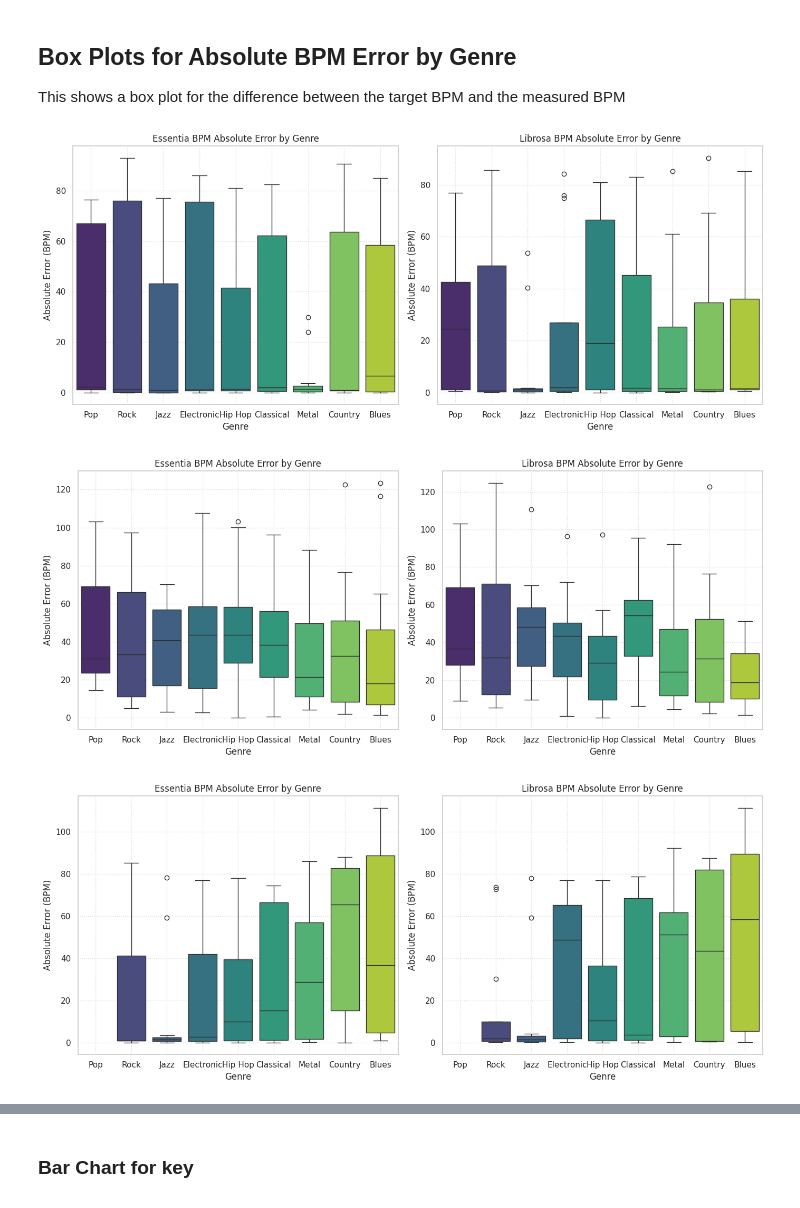
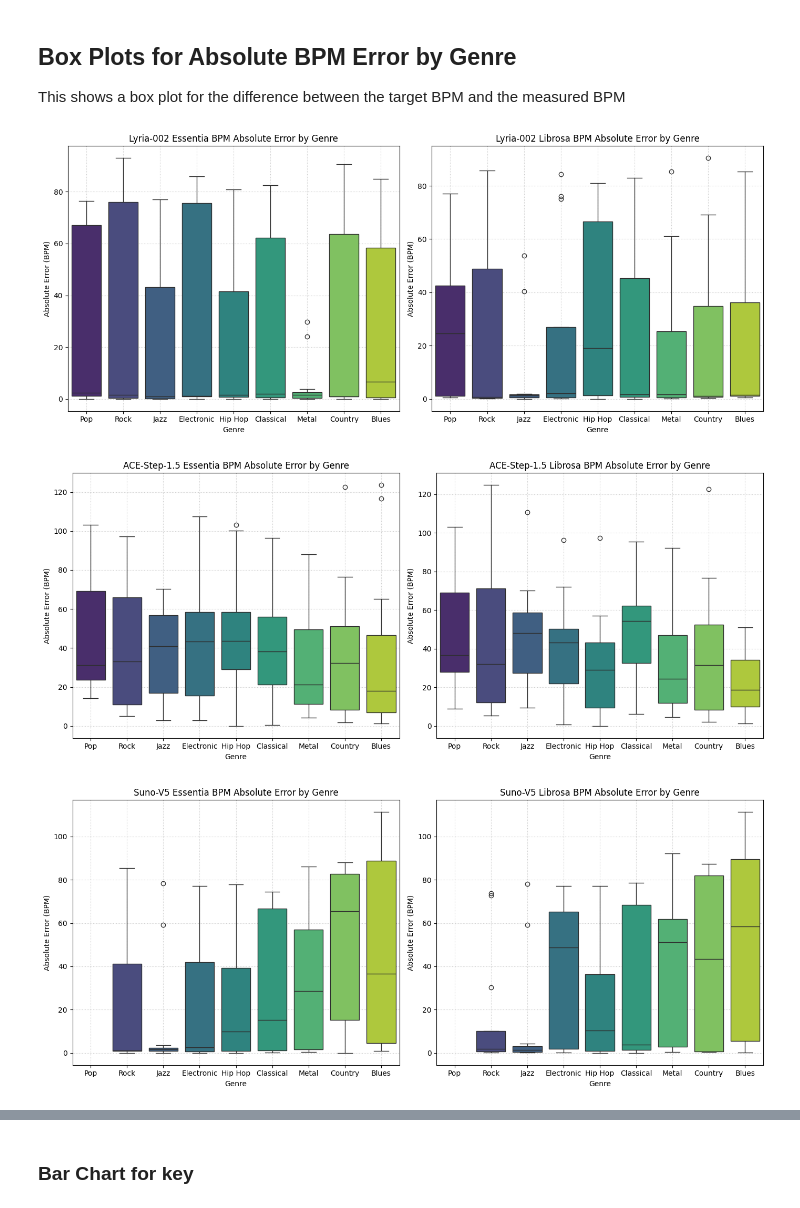
Before and after one commit to kiancc/FYP, a Jupyter notebook: core/plotting/local_fyp_data_visualisation.ipynb, the cells around one changed output, grey strips where cells are left out. Saved outputs shown, nothing was run; the diff lists cells and outputs as text; code cells hidden in the pictures.

```diff
--- a/core/plotting/local_fyp_data_visualisation.ipynb
+++ b/core/plotting/local_fyp_data_visualisation.ipynb
@@ -9,0 +13,18 @@ Drive already mounted at /content/drive; to attempt to forcibly remount, call dr
+# %%
+df_features = pd.read_csv('/content/ground-truth-fma_features.csv')
+df_bpm = pd.read_csv('/content/ground_truth_fma_bpm.csv')
+df_key_mode = pd.read_csv('/content/ground_truth_fma_key-mode.csv')
+
+ground_truth_bpm_df = pd.merge(
+    df_features,
+    df_bpm,
+    left_on='file_id',
+    right_on='track_id'
+)
+
+ground_truth_key_mode_df = pd.merge(
+    df_features,
+    df_key_mode,
+    left_on='file_id',
+    right_on='track_id'
+)
@@ -122,14 +208,15 @@ for audio_model in audio_model_files:
 
         processed_tasks[task] = task_df
 
-    audio_model_files[audio_model]['proccessed_tasks'] = processed_tasks
+    audio_model_files[audio_model]['processed_tasks'] = processed_tasks
+
+audio_model_files['ground_truth'] = ground_truth_results
 # %% [markdown]
 ## Scatter Plots for Target vs Actual BPM
 # %%
 for model_name, model_data in audio_model_files.items():
-    tempo_df = model_data['proccessed_tasks']['tempo'].copy()
+    tempo_df = model_data['processed_tasks']['tempo'].copy()
     tempo_df['target'] = pd.to_numeric(tempo_df['target'], errors='coerce')
-    # print(tempo_df['_bpm_essentia'], tempo_df['target'])
     print()
     plt.figure(figsize=(14, 6))
 
@@ -170,30 +258,30 @@ for model_name, model_data in audio_model_files.items():
 This shows a box plot for the difference between the target BPM and the measured BPM
 # %%
 for model_name, model_data in audio_model_files.items():
-    tempo_df = model_data['proccessed_tasks']['tempo'].copy()
+    tempo_df = model_data['processed_tasks']['tempo'].copy()
     tempo_df['target'] = pd.to_numeric(tempo_df['target'], errors='coerce')
 
     plt.figure(figsize=(14, 6))
 
     # Box plot for Essentia BPM absolute errors by genre
     plt.subplot(1, 2, 1)
     sns.boxplot(data=tempo_df, x='genre', y='_bpm_essentia_abs_error', hue='genre', palette='viridis', legend=False)
-    plt.title('Essentia BPM Absolute Error by Genre')
+    plt.title(f'{model_name} Essentia BPM Absolute Error by Genre')
     plt.xlabel('Genre')
     plt.ylabel('Absolute Error (BPM)')
     plt.grid(True, linestyle=':', alpha=0.7)
 
     # Box plot for Librosa BPM absolute errors by genre
     plt.subplot(1, 2, 2)
     sns.boxplot(data=tempo_df, x='genre', y='_bpm_librosa_abs_error', hue='genre', palette='viridis', legend=False)
-    plt.title('Librosa BPM Absolute Error by Genre')
+    plt.title(f'{model_name} Librosa BPM Absolute Error by Genre')
     plt.xlabel('Genre')
     plt.ylabel('Absolute Error (BPM)')
     plt.grid(True, linestyle=':', alpha=0.7)
 
     plt.tight_layout()
     plt.show()
 # %% [output]
-[figure, old version]
+[figure, new version]
-[figure, old version]
+[figure, new version]
-[figure, old version]
+[figure, new version]
```
Also changed, not shown: parts of 7 cells of this notebook.
